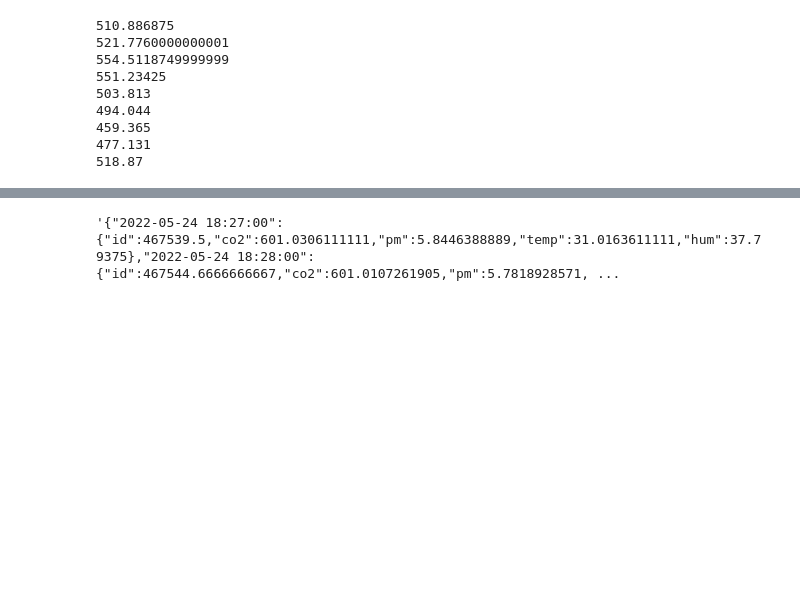
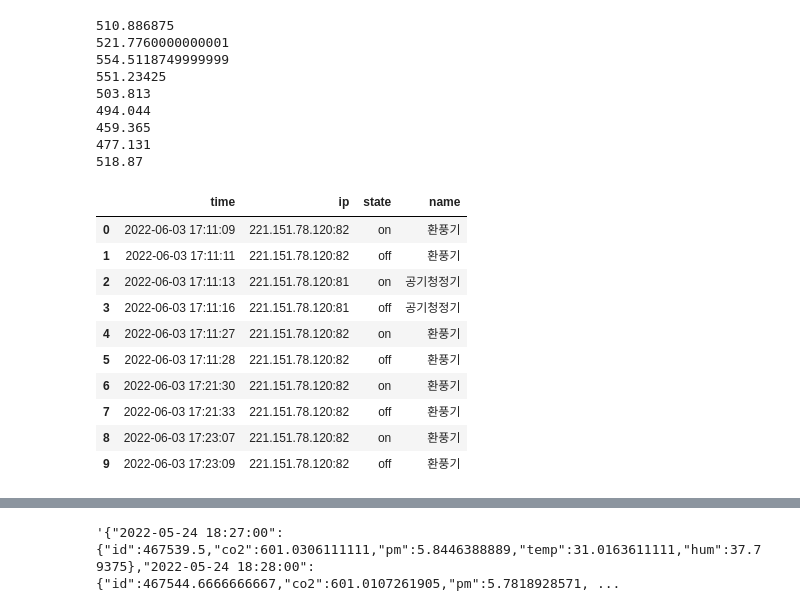
Before and after one commit to ByeonggeonGo/hvac_app, a Jupyter notebook: python_server/TapoP100/db_test_2.ipynb, the cells around one changed output, grey strips where cells are left out. Saved outputs shown, nothing was run; the diff lists cells and outputs as text; code cells hidden in the pictures; blank space fills up the shorter version.

```diff
--- a/python_server/TapoP100/db_test_2.ipynb
+++ b/python_server/TapoP100/db_test_2.ipynb
@@ -170,3 +170,23 @@ data_final = data_concated.groupby(['날짜'], as_index=True).mean()
 459.365
 477.131
 518.87
+# %%
+import os
+user_id = 'ehrnc'
+path = os.getcwd()
+# history_df = pd.read_csv(os.path.join(path,"DB","controller_data",user_id+'_history'+'.csv',),encoding='euc-kr')
+history_df = pd.read_csv(os.path.join(path,"DB","controller_data",user_id+'_history'+'.csv',))
+# dd = history_df.to_json()
+history_df
+# %% [output]
+|  | time | ip | state | name |
+| 0 | 2022-06-03 17:11:09 | 221.151.78.120:82 | on | 환풍기 |
+| 1 | 2022-06-03 17:11:11 | 221.151.78.120:82 | off | 환풍기 |
+| 2 | 2022-06-03 17:11:13 | 221.151.78.120:81 | on | 공기청정기 |
+| 3 | 2022-06-03 17:11:16 | 221.151.78.120:81 | off | 공기청정기 |
+| 4 | 2022-06-03 17:11:27 | 221.151.78.120:82 | on | 환풍기 |
+| 5 | 2022-06-03 17:11:28 | 221.151.78.120:82 | off | 환풍기 |
+| 6 | 2022-06-03 17:21:30 | 221.151.78.120:82 | on | 환풍기 |
+| 7 | 2022-06-03 17:21:33 | 221.151.78.120:82 | off | 환풍기 |
+| 8 | 2022-06-03 17:23:07 | 221.151.78.120:82 | on | 환풍기 |
+| 9 | 2022-06-03 17:23:09 | 221.151.78.120:82 | off | 환풍기 |
```
Also changed, not shown: parts of 3 cells of this notebook, 5 other files.
